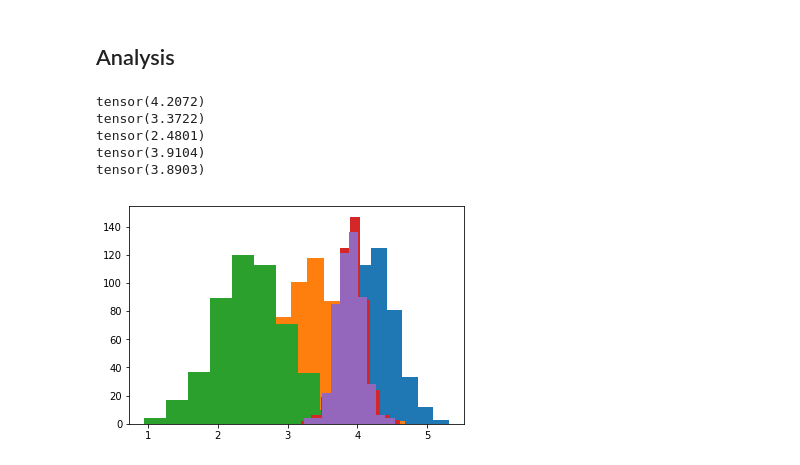
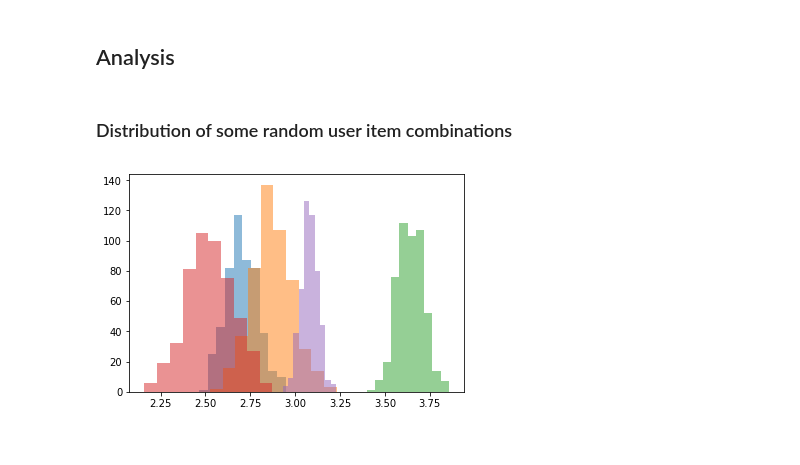
Before and after one commit to simeneide/phd-notes, a Jupyter notebook: general_notes/bayesian_MF.ipynb, the cells around one changed output. Saved outputs shown, nothing was run; the diff lists cells and outputs as text; code cells hidden in the pictures.

Commit message:
modularized the model

```diff
--- a/general_notes/bayesian_MF.ipynb
+++ b/general_notes/bayesian_MF.ipynb
@@ -151,0 +124,7 @@ V = bayesnetwork.item_embeddings.weight.data
+# %%
+%%time
+for t in range(20):
+    model.fit(train)
+    rmse_test = rmse_score(model, test)
+    rmse_train = rmse_score(model, train)
+    print(f'step: {t} \t rmse train: {rmse_train:.2f}, test: {rmse_test:.2f}')
@@ -275,0 +292,3 @@ step: 150        rmse train: 0.82, test: 0.96    Size user 1.91, item 0.54
+# %%
+%%time
+bayesmodel.fit(20)
@@ -276,33 +313,12 @@ step: 150        rmse train: 0.82, test: 0.96    Size user 1.91, item 0.54
 # %% [markdown]
 ## Analysis
-# %%
-def plot_posterior_score(userId, itemId, samples = 500):
-    post_uservec = torch.zeros(samples, d)
-    post_itemvec = torch.zeros(samples, d)
-    ### SAMPLE USERS ###
-    for j in range(samples):
-        mu_V, lambda_V = sample_hyperparam(M = V)
-        mu_U, lambda_U = sample_hyperparam(M = U)
-        post_uservec[j,] = sample_useritem_vector(userId, mode = "user", O=V, mu_K = mu_U, lambda_K=lambda_U)
-        post_itemvec[j,] = sample_useritem_vector(itemId, mode = "item", O=U, mu_K = mu_V, lambda_K=lambda_V)
-
-    score = (post_uservec *post_itemvec).sum(1)
-    img = plt.hist(score.numpy())
-    print(score.mean())
-    return img, post_uservec, post_itemvec
-
-
-size = 5
-usersample = np.random.randint(low = 0, high=100, size=size)
-itemsample = np.random.randint(low = 0, high=100, size=size)
-
-for u,i in zip(usersample, itemsample):
-    img, _, _ = plot_posterior_score(u,i)
-    img
-# %% [output]
-tensor(4.2072)
-tensor(3.3722)
-tensor(2.4801)
-tensor(3.9104)
-tensor(3.8903)
-[figure, removed]
+# %% [markdown]
+### Distribution of some random user item combinations
+# %%
+users = np.random.randint(low=0,high=bayesmodel.num_users, size = 5)
+items = np.random.randint(0,bayesmodel.num_items, size = 5)
+for u,i in zip(users,items):
+    score, uvec, ivec = bayesmodel.posterior_score(userId=u, itemId=i)
+    _ = plt.hist(score.numpy(), alpha = 0.5)
+# %% [output]
+[figure, added]
```
Also changed, not shown: parts of 20 cells of this notebook.
